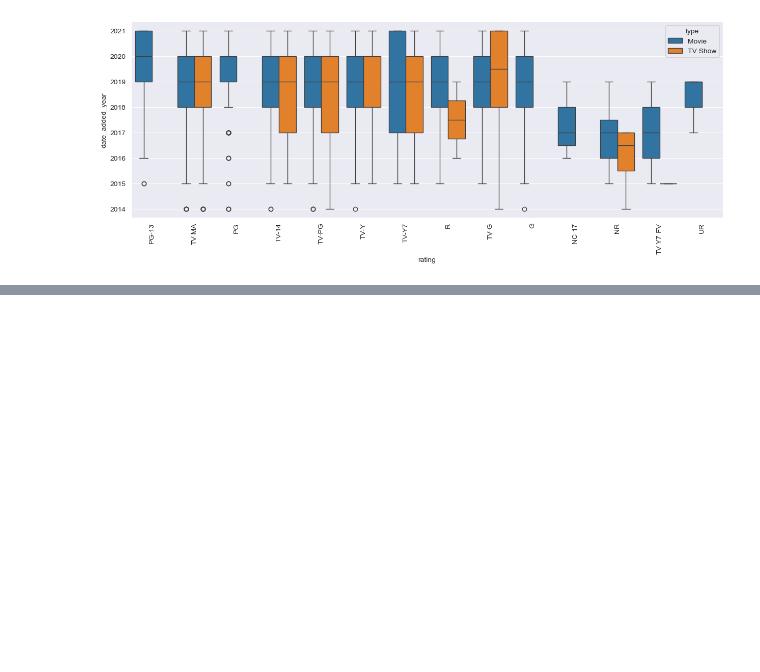
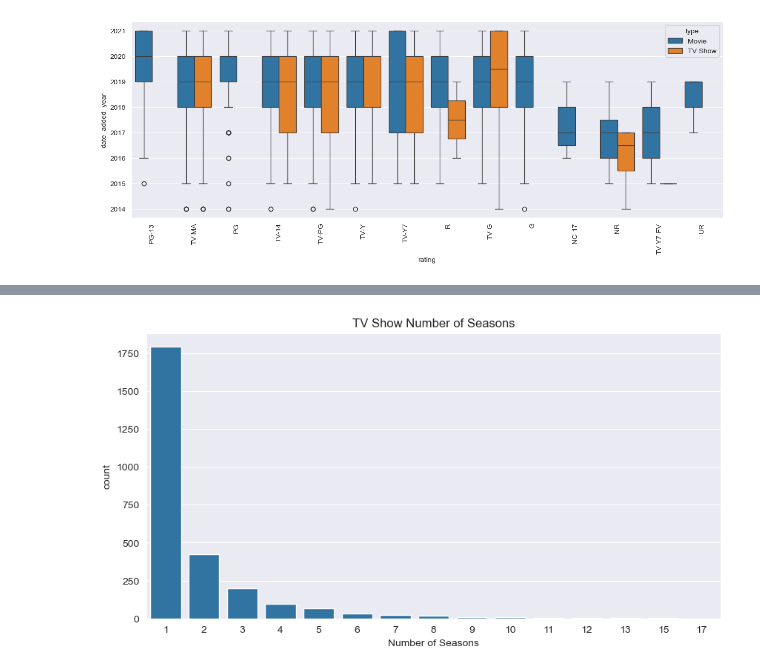
Before and after one commit to gautamnaik1994/NetflixDataAnalysisCaseStudy, a Jupyter notebook: CaseStudy.ipynb, the cells around one changed output, grey strips where cells are left out. Cells and saved outputs as stored; diff of their text form; code cells hidden in the pictures; blank space fills up the shorter version.

```diff
--- a/CaseStudy.ipynb
+++ b/CaseStudy.ipynb
@@ -805,0 +889,7 @@ duckdb.sql("""
+# %%
+plt.figure(figsize=(10,5))
+sns.countplot(data=tv_shows_df, x="duration")
+plt.title("TV Show Number of Seasons")
+plt.xlabel("Number of Seasons");
+# %% [output]
+[figure, added]
```
Also changed, not shown: parts of 30 cells of this notebook.
